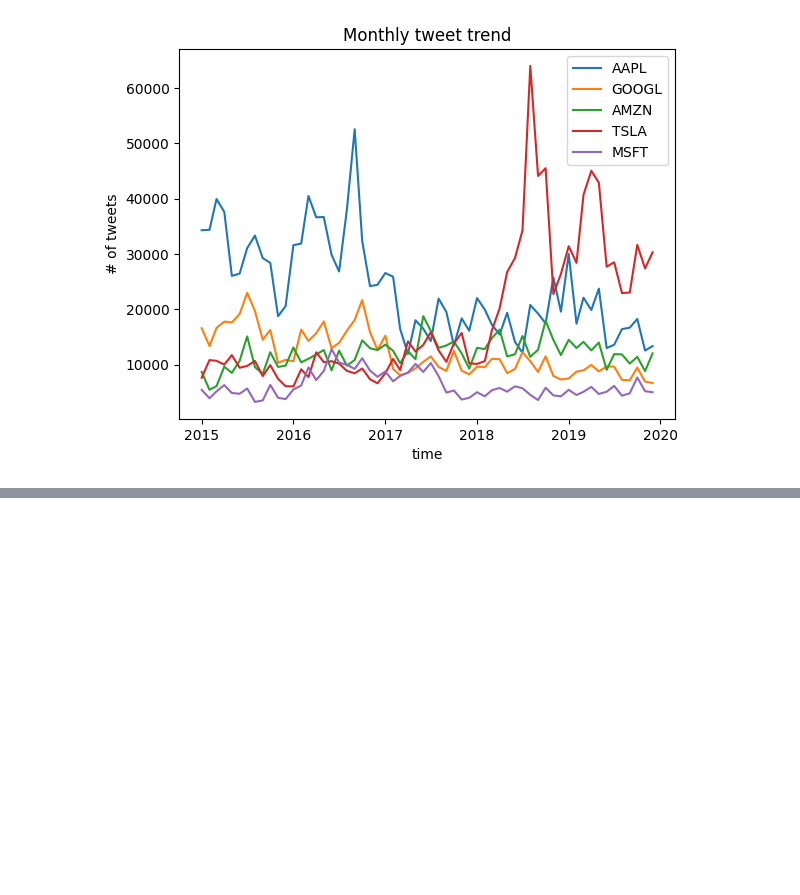
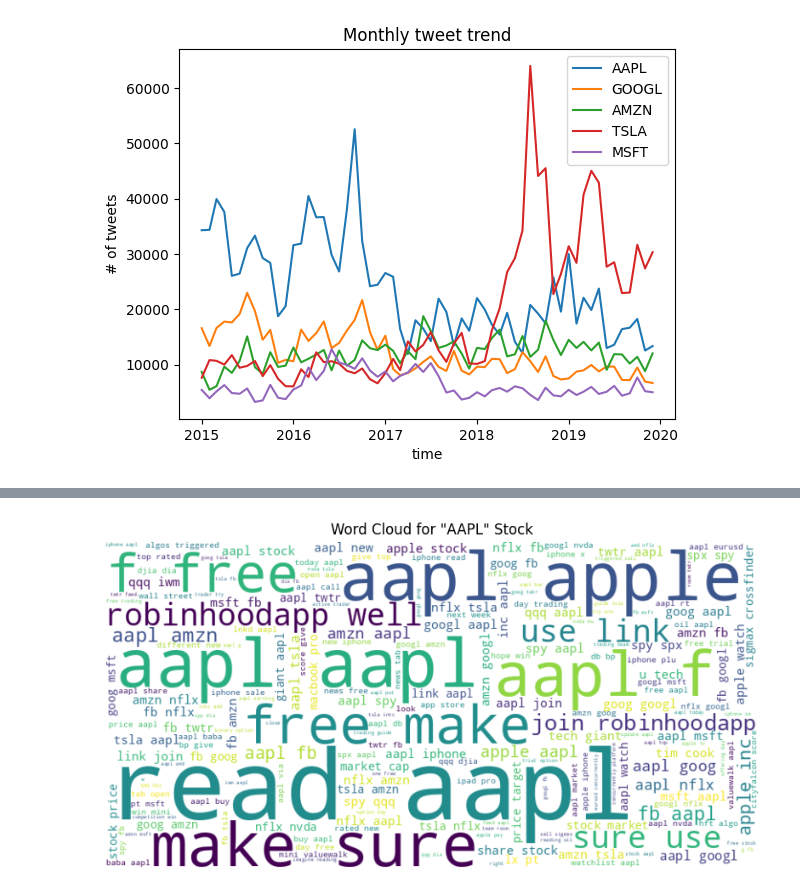
Before and after one commit to sohamthirty/Stock-Price-Prediction-with-Sentiment-Analysis, a Jupyter notebook: TweetData.ipynb, the cells around one changed output, grey strips where cells are left out. Saved outputs shown, nothing was run; the diff lists cells and outputs as text; code cells hidden in the pictures; blank space fills up the shorter version.

```diff
--- a/TweetData.ipynb
+++ b/TweetData.ipynb
@@ -136,0 +325,7 @@ plt.show()
+# %%
+# Get cleaned text
+df_aapl['cleaned_body'] = df_aapl['body'].apply(clean_tweet)
+df_amzn['cleaned_body'] = df_amzn['body'].apply(clean_tweet)
+df_googl['cleaned_body'] = df_googl['body'].apply(clean_tweet)
+df_msft['cleaned_body'] = df_msft['body'].apply(clean_tweet)
+df_tsla['cleaned_body'] = df_tsla['body'].apply(clean_tweet)
@@ -136,0 +341,38 @@ plt.show()
+# %%
+# Create wordclouds for each stock
+
+from wordcloud import WordCloud
+
+def generate_word_cloud(df,ticker):
+    # Combine all text in the 'body' column into a single string
+    text = ' '.join(df['cleaned_body'])
+
+    # Create a WordCloud object
+    wordcloud = WordCloud(width=800, height=400, background_color='white').generate(text)
+
+    # Display the word cloud using matplotlib
+    plt.figure(figsize=(10, 5))
+    plt.imshow(wordcloud, interpolation='bilinear')
+    plt.title(f'Word Cloud for "{ticker}" Stock')
+    plt.axis("off")
+    plt.show()
+
+def generate_word_cloud_unclean(ticker):
+    # Combine all text in the 'body' column into a single string
+    category = ticker
+    filtered_cat = tweet_company_merge[tweet_company_merge['ticker_symbol'] == category]
+    text = ' '.join(filtered_cat['body'])
+
+    # Create a WordCloud object
+    wordcloud = WordCloud(width=800, height=400, background_color='white').generate(text)
+
+    # Display the word cloud using matplotlib
+    plt.figure(figsize=(10, 5))
+    plt.imshow(wordcloud, interpolation='bilinear')
+    plt.title(f'Word Cloud for "{category}" Stock')
+    plt.axis("off")
+    plt.show()
+# %%
+generate_word_cloud(df_aapl,'AAPL')
+# %% [output]
+[figure, added]
```
Also changed, not shown: parts of 30 cells of this notebook.
